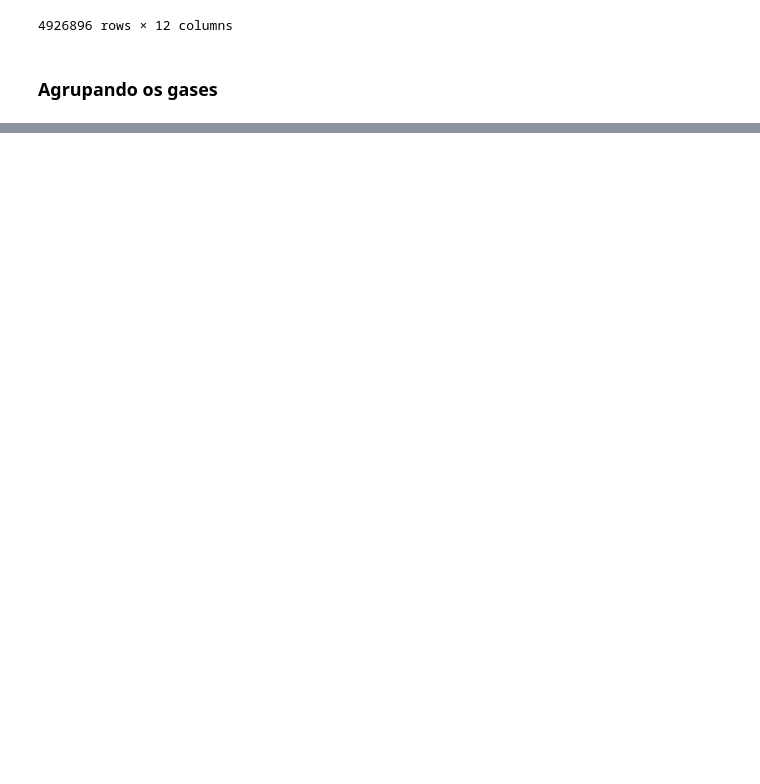
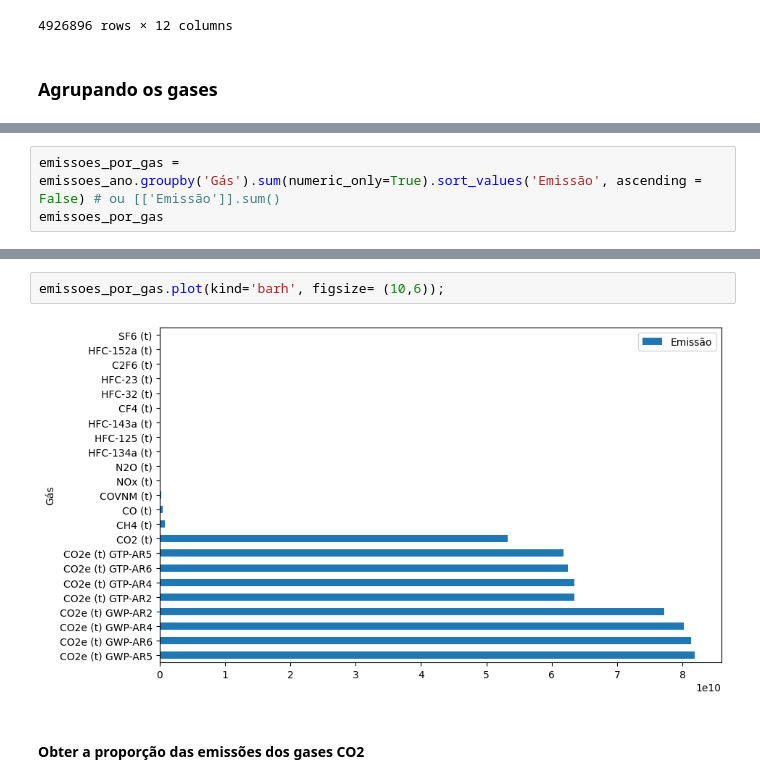
Before and after one commit to meduardajustino/Estudos-Python, a Jupyter notebook: Análise de Dados/ALURA - cursos Pandas/Pandas selecionando e agrupando dados/emissão_gases_estufa.ipynb, the cells around one changed output, grey strips where cells are left out. Saved outputs shown, nothing was run; the diff lists cells and outputs as text; blank space fills up the shorter version.

Commit message:
Conclusão do projeto de análise das emissões de gases do efeito estufa no Brasil

```diff
--- a/Análise de Dados/ALURA - cursos Pandas/Pandas selecionando e agrupando dados/emissão_gases_estufa.ipynb
+++ b/Análise de Dados/ALURA - cursos Pandas/Pandas selecionando e agrupando dados/emissão_gases_estufa.ipynb
@@ -174,0 +184,3 @@ emissoes_ano
+# %%
+emissoes_por_gas = emissoes_ano.groupby('Gás').sum(numeric_only=True).sort_values('Emissão', ascending = False) # ou [['Emissão']].sum()
+emissoes_por_gas
@@ -174,0 +206,6 @@ emissoes_ano
+# %%
+emissoes_por_gas.plot(kind='barh', figsize= (10,6));
+# %% [output]
+[figure, added]
+# %% [markdown]
+#### Obter a proporção das emissões dos gases CO2
```
Also changed, not shown: parts of 28 cells of this notebook.
